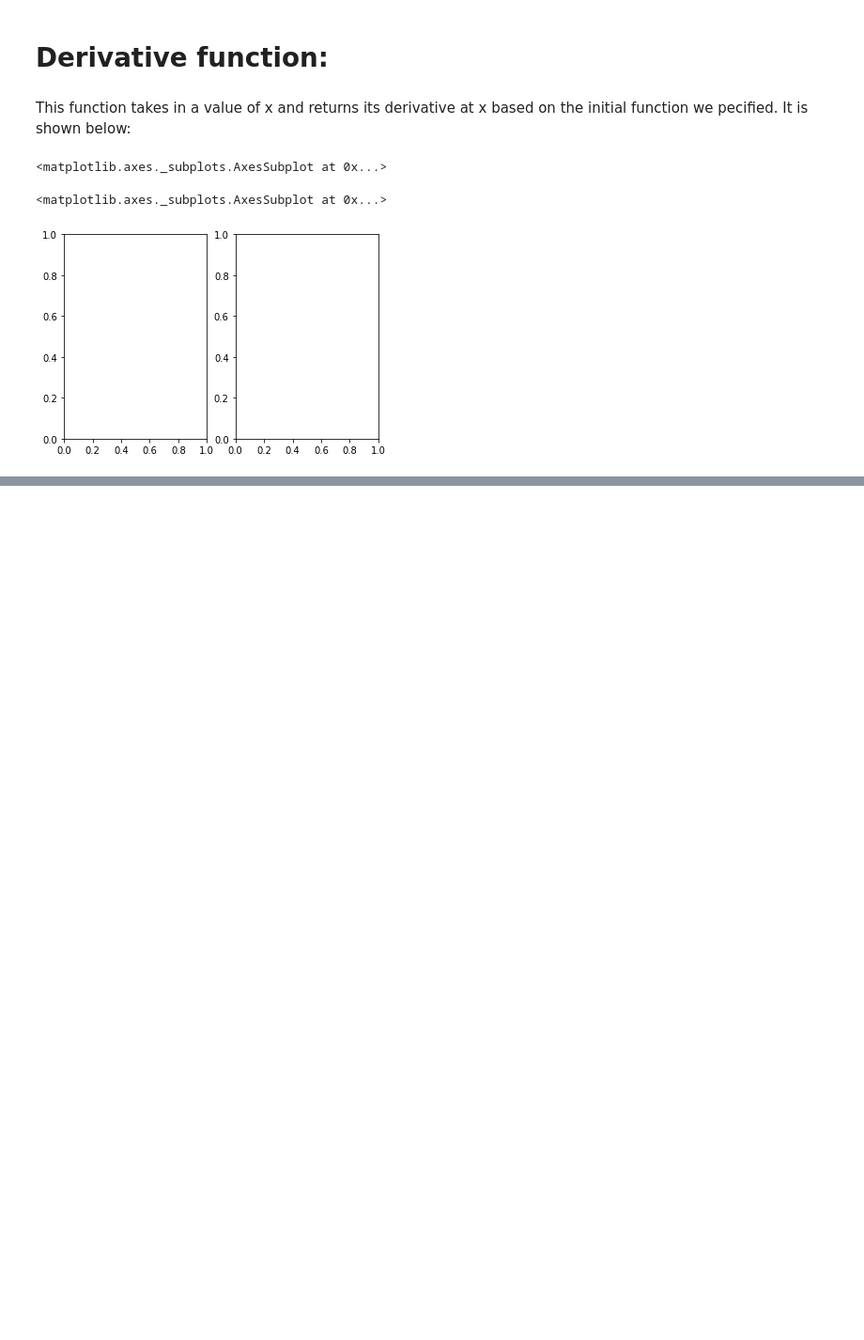
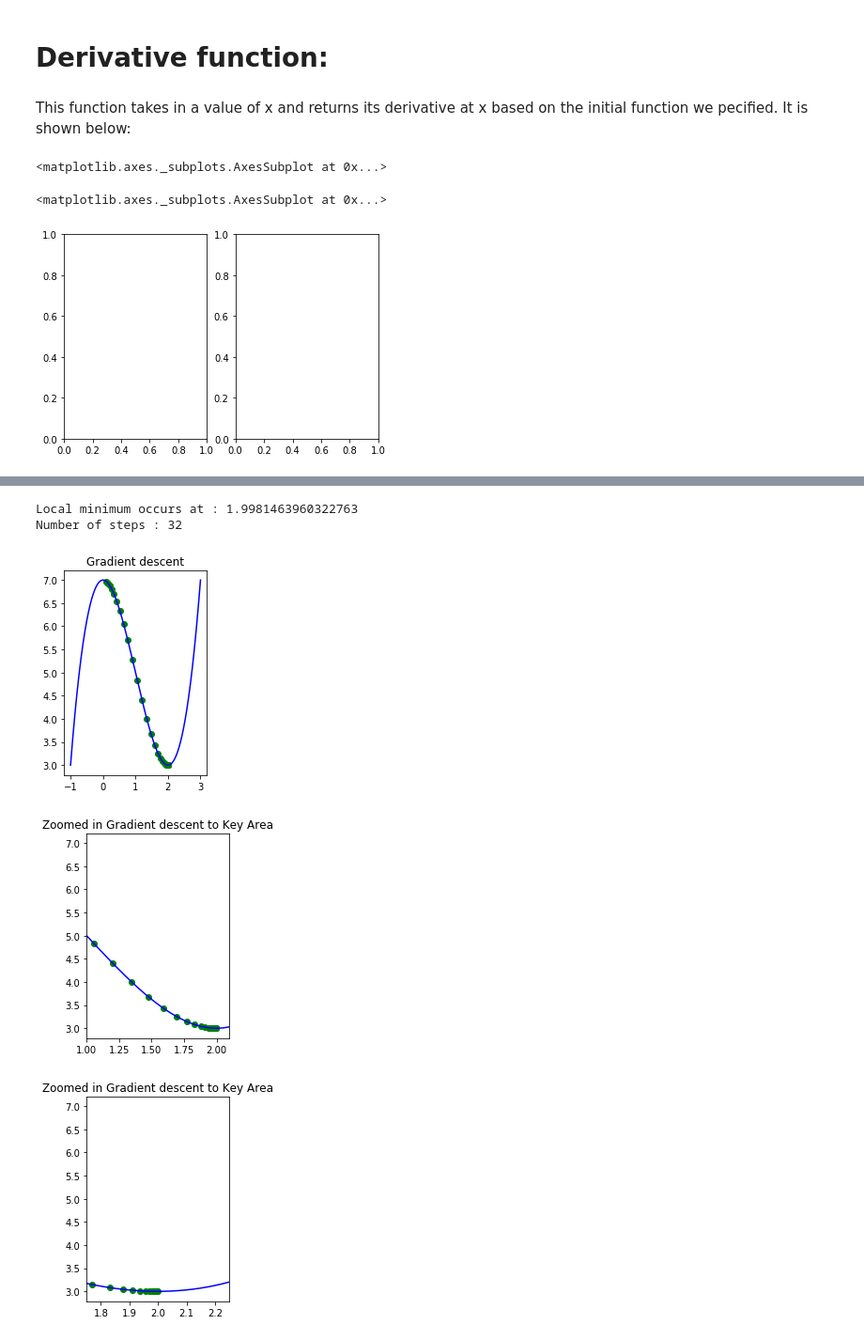
Before and after one commit to ManjeetRaj/Implementation-of-Gradient-Descent-in-Python, a Jupyter notebook: Gradient-Descent.ipynb, the cells around one changed output, grey strips where cells are left out. Shown: that part at 94% size. Saved outputs shown, nothing was run; the diff lists cells and outputs as text; code cells hidden in the pictures; blank space fills up the shorter version.

```diff
--- a/Gradient-Descent.ipynb
+++ b/Gradient-Descent.ipynb
@@ -90,14 +90,14 @@ def step(x_new,x_prev,precision,l_r):
 
     plt.subplot(1,2,2)
     plt.scatter(x_list,y_list,c="g")
-    plt.plot(x_list,y_list,c="g")
+    #plt.plot(x_list,y_list,c="g")
     plt.plot(x,function(x),c="b")
     plt.title("Gradient descent")
     plt.show()
 
     plt.subplot(1,2,1)
     plt.scatter(x_list,y_list,c="g")
-    plt.plot(x_list,y_list,c="g")
+    #plt.plot(x_list,y_list,c="g")
     plt.plot(x,function(x),c="b")
     plt.xlim([1.0,2.1])
     plt.title("Zoomed in Gradient descent to Key Area")
@@ -105,7 +105,7 @@ def step(x_new,x_prev,precision,l_r):
 
     plt.subplot(1,2,1)
     plt.scatter(x_list,y_list,c="g")
-    plt.plot(x_list,y_list,c="g")
+    #plt.plot(x_list,y_list,c="g")
     plt.plot(x,function(x),c="b")
     plt.xlim([1.75,2.25])
     plt.title("Zoomed in Gradient descent to Key Area")
@@ -130 +130,9 @@ Number of steps : 25
 [figure]
+# %%
+step(0.1, 0, 0.001,0.05)
+# %% [output]
+Local minimum occurs at : 1.9981463960322763
+Number of steps : 32
+[figure, added]
+[figure, added]
+[figure, added]
```
Also changed, not shown: parts of 9 cells of this notebook.
